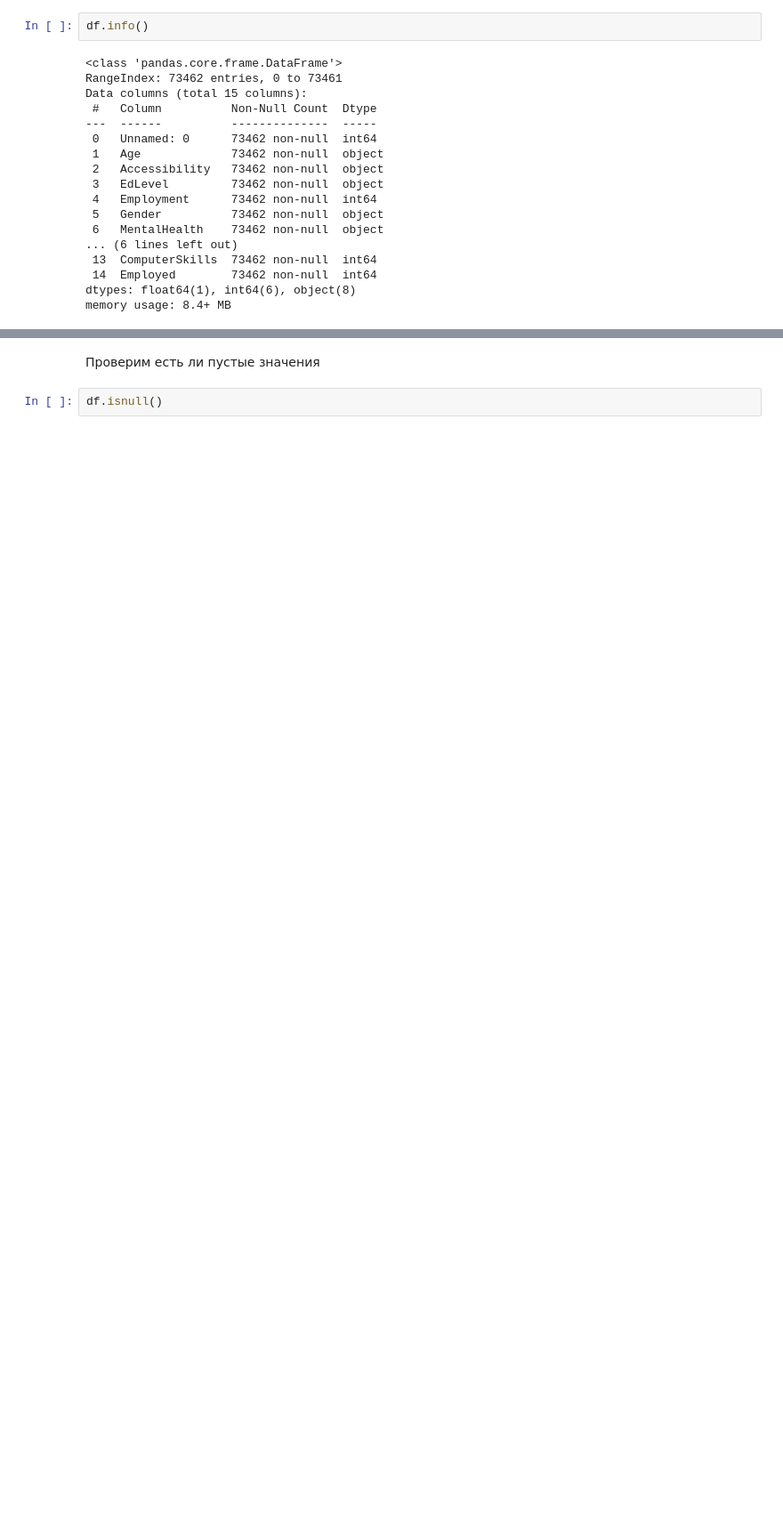
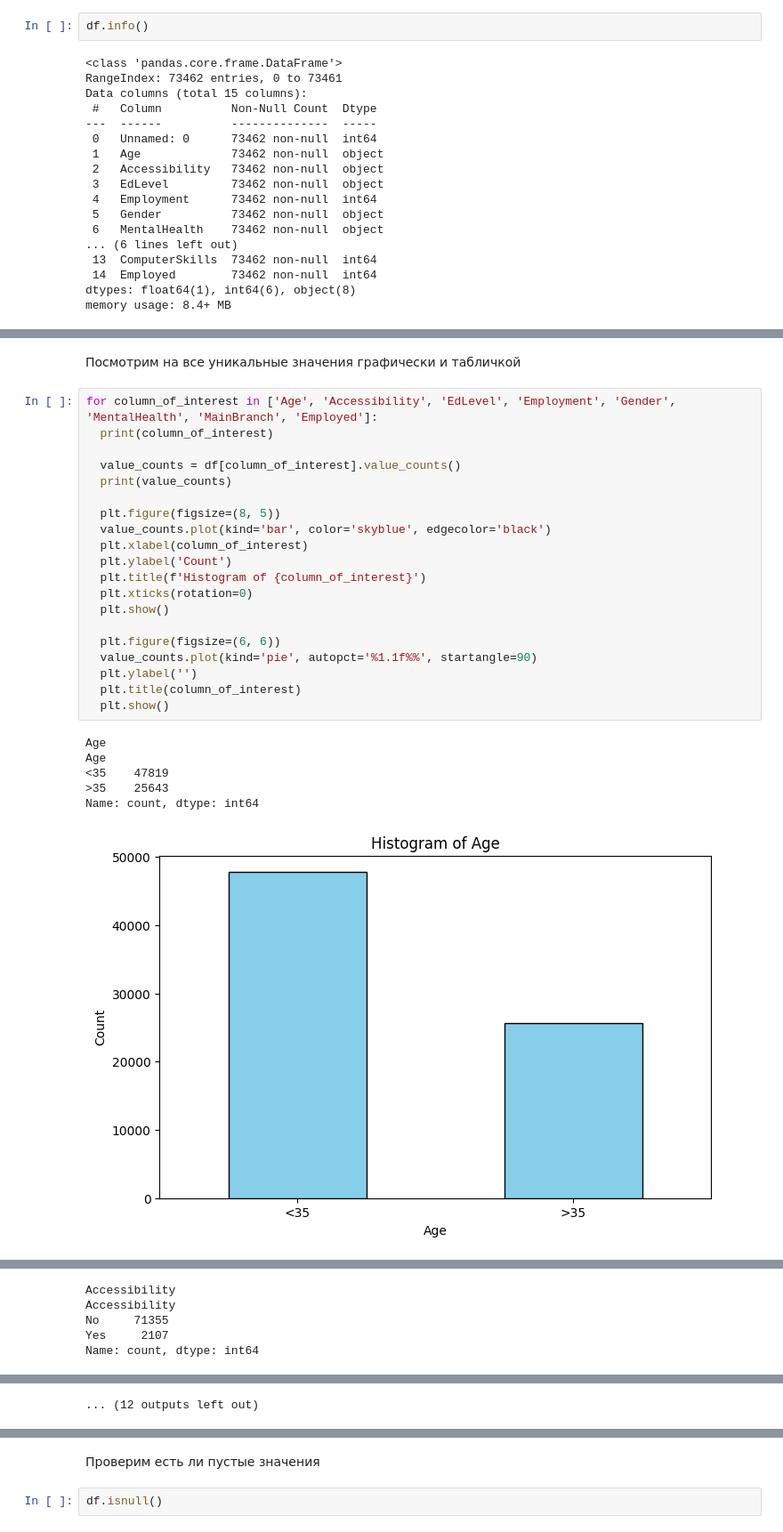
Before and after one commit to Den9p/MO_2, a Jupyter notebook: Кувшанов,_Поляруш,_Чепак_ТюмГУ_МО2_ДЗ_1.ipynb, the cells around one changed output, grey strips where cells are left out. Shown at 89% size. Cells and saved outputs as stored; diff of their text form; blank space fills up the shorter version.

```diff
--- a/Кувшанов,_Поляруш,_Чепак_ТюмГУ_МО2_ДЗ_1.ipynb
+++ b/Кувшанов,_Поляруш,_Чепак_ТюмГУ_МО2_ДЗ_1.ipynb
@@ -89,0 +132,29 @@ From the survey results, we have built a dataset with the following columns:
+# %% [markdown]
+Посмотрим на все уникальные значения графически и табличкой
+# %%
+for column_of_interest in ['Age', 'Accessibility', 'EdLevel', 'Employment', 'Gender', 'MentalHealth', 'MainBranch', 'Employed']:
+  print(column_of_interest)
+
+  value_counts = df[column_of_interest].value_counts()
+  print(value_counts)
+
+  plt.figure(figsize=(8, 5))
+  value_counts.plot(kind='bar', color='skyblue', edgecolor='black')
+  plt.xlabel(column_of_interest)
+  plt.ylabel('Count')
+  plt.title(f'Histogram of {column_of_interest}')
+  plt.xticks(rotation=0)
+  plt.show()
+
+  plt.figure(figsize=(6, 6))
+  value_counts.plot(kind='pie', autopct='%1.1f%%', startangle=90)
+  plt.ylabel('')
+  plt.title(column_of_interest)
+  plt.show()
+# %% [output]
+Age
+Age
+<35    47819
+>35    25643
+Name: count, dtype: int64
+[figure, added]
@@ -89,0 +162,5 @@ From the survey results, we have built a dataset with the following columns:
+Accessibility
+Accessibility
+No     71355
+Yes     2107
+Name: count, dtype: int64
@@ -89,0 +186 @@ From the survey results, we have built a dataset with the following columns:
+... (12 outputs left out)
```
Also changed, not shown: parts of 21 cells of this notebook.
